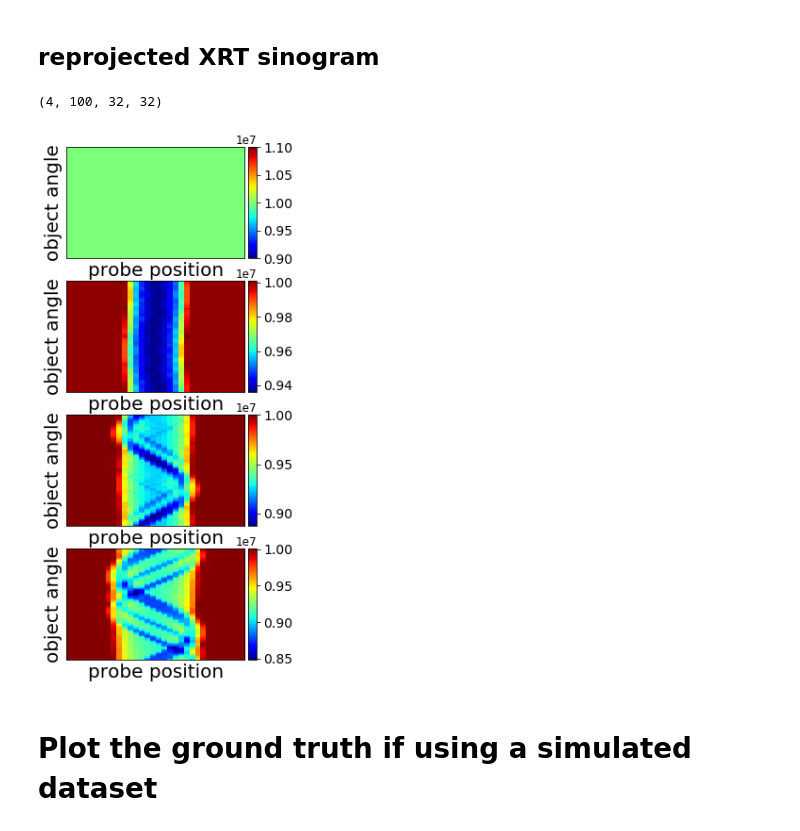
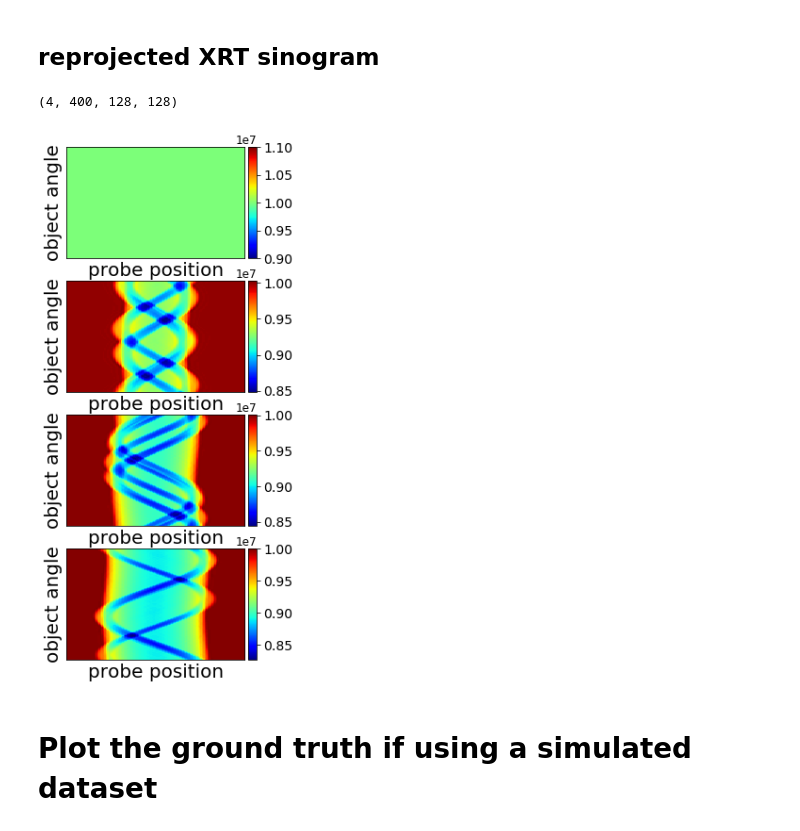
Before and after one commit to hpphappy/XRF_tomography, a Jupyter notebook: 3D/recon_plot-Copy1.ipynb, the cells around one changed output. Cells and saved outputs as stored; diff of their text form; code cells hidden in the pictures.

Commit message:
check simulation dataset

```diff
--- a/3D/recon_plot-Copy1.ipynb
+++ b/3D/recon_plot-Copy1.ipynb
@@ -605,9 +605,9 @@ plt.savefig(os.path.join(recon_path, f'initial_guess_proj_{rotational_degree}_de
 ######################################################################
 dev = 'cpu'
 # experiemtal parameters #
-n_theta =  tc.tensor(100).to(dev)
-sample_size_n = 32
-sample_height_n = 32
+n_theta =  tc.tensor(400).to(dev)
+sample_size_n = 128
+sample_height_n = 128
 sample_size_cm = 0.01
 # this_aN_dic = {"Al": 13, "Si": 14, "Fe": 26, "Cu": 29}
 this_aN_dic = {"Ca": 20, "Sc": 21}
@@ -618,9 +618,9 @@ probe_energy = np.array([20.0])
 
 
 # XRF and XRT data path #
-data_path = './data/size_32'
-f_XRF_data = 'simulation_XRF_data_test'
-f_XRT_data = 'simulation_XRT_data_test'
+data_path = './data/size_128'
+f_XRF_data = 'simulation_XRF_data'
+f_XRT_data = 'simulation_XRT_data'
 
 ######################################################################
 # %%
@@ -629,7 +629,7 @@ line_idx_all_elements_ls = [[0],[1]]
 # line_idx_all_elements_ls = [[0,1], [2,3]]
 n_theta_cpu =  n_theta.to("cpu")
 n_theta_ds_factor = 1
-layer_idx_ls = np.arange(0, 32, 8)
+layer_idx_ls = np.arange(0, 128, 32)
 # layer_idx_ls = np.array([30, 40])
 
 # XRF_data = np.load(os.path.join(data_path, f_XRF_data) + '.npy').astype(np.float32)
@@ -722,7 +721,7 @@ line_idx_all_elements_ls = [[0],[1]]
 # line_idx_all_elements_ls = [[0,1], [2,3]]
 n_theta_cpu =  n_theta.to("cpu")
 n_theta_ds_factor = 1
-layer_idx_ls = np.arange(0, 32, 8)
+layer_idx_ls = np.arange(0, 128, 32)
 # layer_idx_ls = np.array([30, 40])
 
 # XRF_data = np.load(os.path.join(data_path, f_XRF_data) + '.npy').astype(np.float32)
@@ -852,42 +857,42 @@ plt.savefig(os.path.join(data_path, 'reconstructed_object_projection_view.pdf'),
 ## reprojected XRT sinogram
 # %%
 n_elements = len(this_aN_dic)
-layer_idx_ls = np.arange(0,20,5)
+layer_idx_ls = np.arange(0,128,32)
 # layer_idx_ls = np.array([30, 40])
 n_theta_cpu =  n_theta.to("cpu")
 n_theta_ds_factor = 1
 
 # XRT_data = np.load(os.path.join(data_path, f_XRT_data) + '.npy').astype(np.float32)
 with h5py.File(os.path.join(data_path, f_XRT_data +'.h5'), "r") as s:
     XRT_data = s["exchange/data"][...].astype(np.float32)
 print(XRT_data.shape)
 fig6 = plt.figure(figsize=(10, 10))
 gs6 = gridspec.GridSpec(nrows=len(layer_idx_ls), ncols=1)
 
 for idx, layer_idx in enumerate(layer_idx_ls):
     XRT_data_ds = XRT_data[2, ::n_theta_ds_factor, layer_idx]
 #     XRT_data_ds = np.transpose(XRT_data[::n_theta_ds_factor, probe_pos_st:probe_pos_end], (1,0))
     fig6_ax1 = fig6.add_subplot(gs6[idx])
     pos = fig6_ax1.imshow(XRT_data_ds, cmap='jet', extent=[0, 176, 110, 0], origin='upper')
 
     plt.setp(fig6_ax1.get_xticklabels(), visible=False)
     plt.setp(fig6_ax1.get_yticklabels(), visible=False)
     fig6_ax1.tick_params(axis='both', which='both', length=0)
 #         fig6_ax1.axis('off')
     divider = make_axes_locatable(fig6_ax1)
     cax = divider.append_axes("right", size="5%", pad=0.05)
 #     ticks = np.array([0, 100, 200, 300])
 #     cbar = fig6.colorbar(pos, cax=cax, ticks=ticks)
     cbar = fig6.colorbar(pos, cax=cax)
     cbar.formatter.set_powerlimits((0, 0))
     cbar.ax.tick_params(labelsize=14)
     fig6_ax1.set_xlabel("probe position", fontsize=20)
     fig6_ax1.set_ylabel("object angle", fontsize=20)
 # cbar.ax.set_title('XRF signal', size='14')
 plt.savefig(os.path.join(data_path, 'reconstructed_OD_sinogram.pdf'), format='pdf', dpi=600)
 # %% [output]
-(4, 100, 32, 32)
+(4, 400, 128, 128)
-[figure, old version]
+[figure, new version]
 # %% [markdown]
 # Plot the ground truth if using a simulated dataset
 # %%
```
Also changed, not shown: parts of 5 cells of this notebook.
